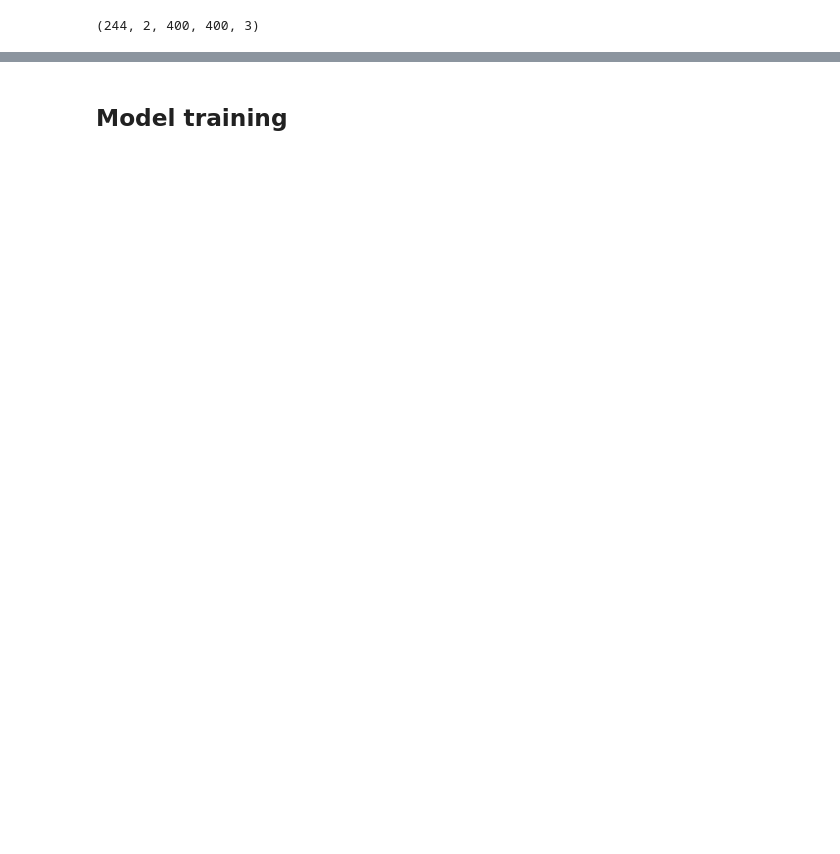
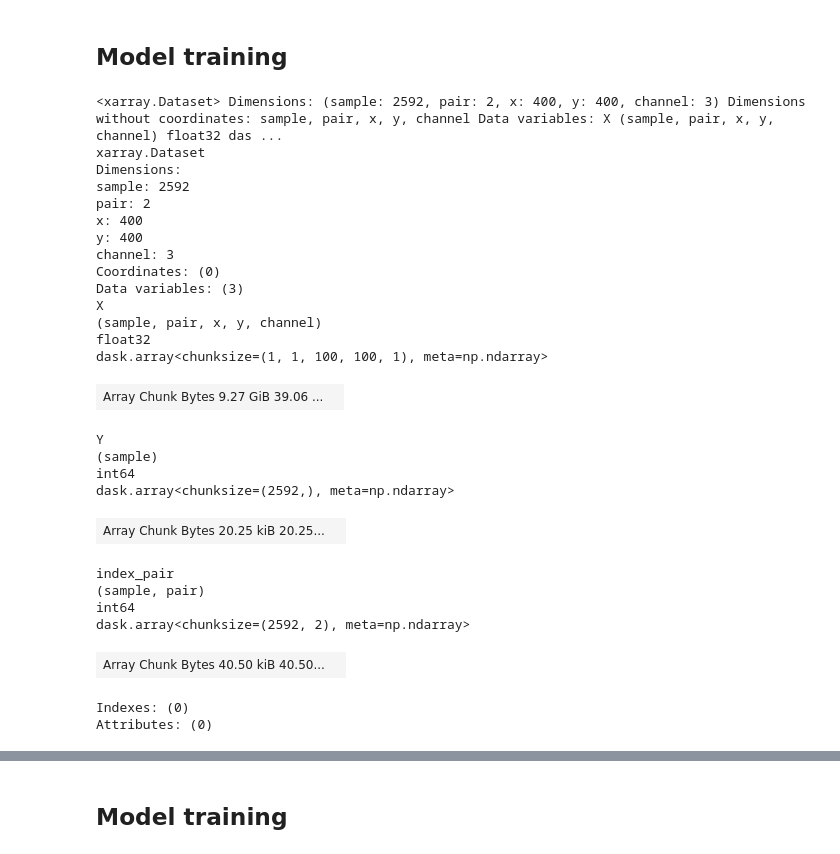
Before and after one commit to XAI4GEO/Deepforest_Trials, a Jupyter notebook: siamese_network/Palm_trees/palm_tree_experiments.ipynb, the cells around one changed output, grey strips where cells are left out. Saved outputs shown, nothing was run; the diff lists cells and outputs as text; code cells hidden in the pictures; blank space fills up the shorter version.

Commit message:
update the nb with model tunner

```diff
--- a/siamese_network/Palm_trees/palm_tree_experiments.ipynb
+++ b/siamese_network/Palm_trees/palm_tree_experiments.ipynb
@@ -66,5 +104,2 @@ def generate_train_image_pairs(images_dataset, labels_dataset):
 # %%
-images_pair, labels_pair, index_pair = generate_train_image_pairs(data['X'], data['Y'])
-images_pair.shape
+# images_pair, labels_pair, index_pair = generate_train_image_pairs(data['X'], data['Y'].to_numpy())
-# %% [output]
-(244, 2, 400, 400, 3)
@@ -70,0 +113,33 @@ images_pair.shape
+# %% [markdown]
+## Model training
+# %%
+data = xr.open_zarr('../../../data/foresttree/training_data.zarr/')
+data
+# %% [output]
+<xarray.Dataset> Dimensions: (sample: 2592, pair: 2, x: 400, y: 400, channel: 3) Dimensions without coordinates: sample, pair, x, y, channel Data variables: X (sample, pair, x, y, channel) float32 das ...
+xarray.Dataset
+Dimensions:
+sample: 2592
+pair: 2
+x: 400
+y: 400
+channel: 3
+Coordinates: (0)
+Data variables: (3)
+X
+(sample, pair, x, y, channel)
+float32
+dask.array<chunksize=(1, 1, 100, 100, 1), meta=np.ndarray>
+| Array Chunk Bytes 9.27 GiB 39.06 ... |  |
+Y
+(sample)
+int64
+dask.array<chunksize=(2592,), meta=np.ndarray>
+| Array Chunk Bytes 20.25 kiB 20.25... |  |
+index_pair
+(sample, pair)
+int64
+dask.array<chunksize=(2592, 2), meta=np.ndarray>
+| Array Chunk Bytes 40.50 kiB 40.50... |  |
+Indexes: (0)
+Attributes: (0)
```
Also changed, not shown: parts of 30 cells of this notebook.
